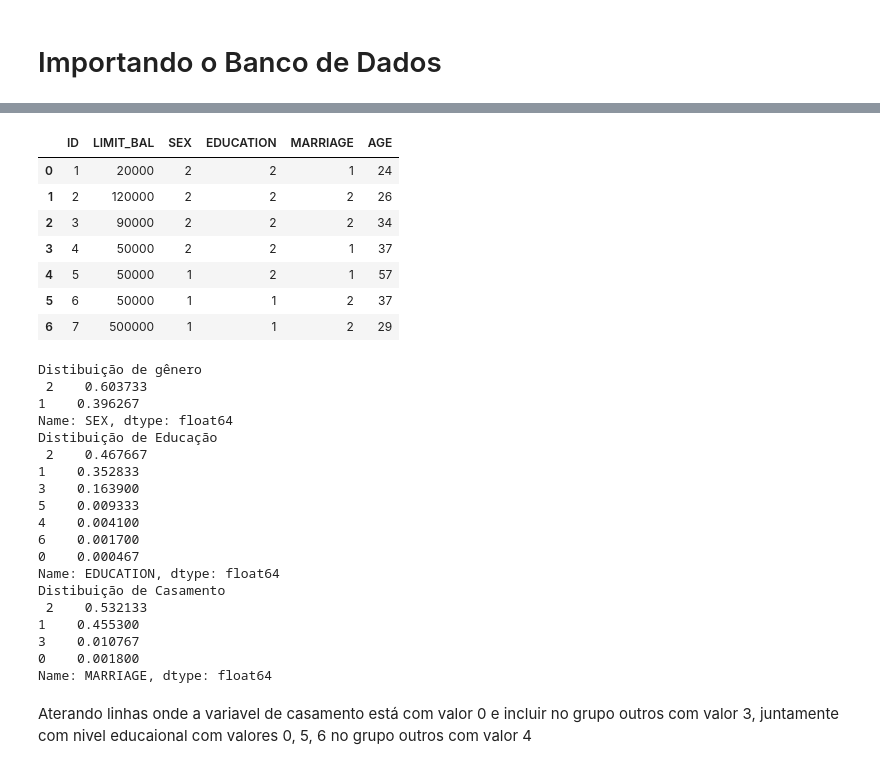
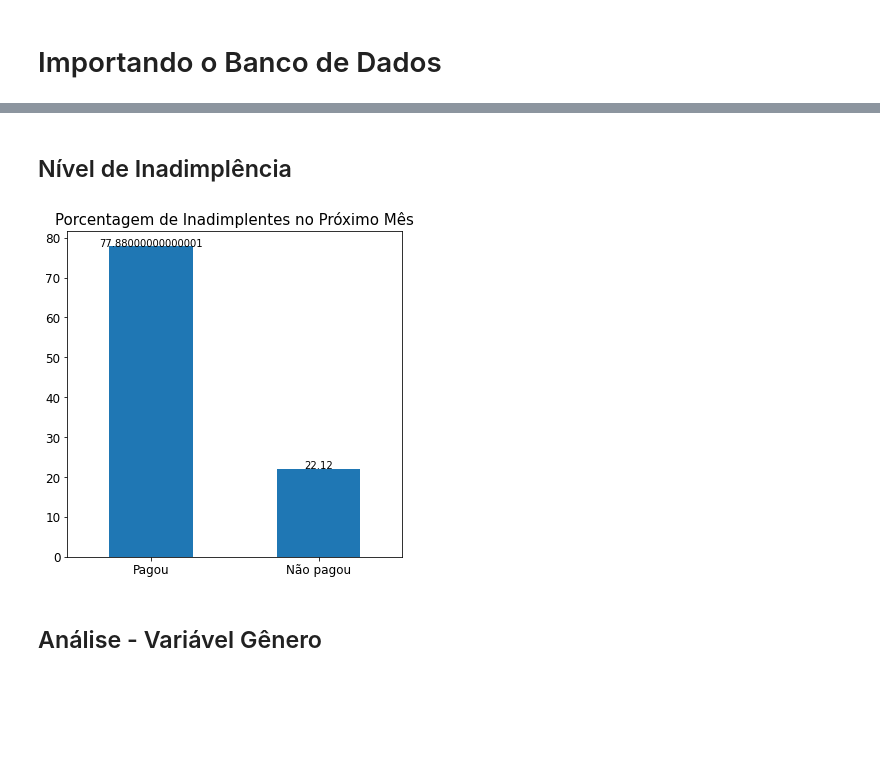
Before and after one commit to Torm198/LabEst2021.1, a Jupyter notebook: 1_importacao_dados.ipynb, the cells around one changed output, grey strips where cells are left out. Drawn from its saved outputs; the diff is of its cells as text; code cells hidden in the pictures; blank space fills up the shorter version.

Commit message:
Atualização da análise exploratória

```diff
--- a/1_importacao_dados.ipynb
+++ b/1_importacao_dados.ipynb
@@ -9,0 +34,6 @@ dados = pd.read_excel('Dados\default of credit card clients.xls', header =1)
+# %%
+## Renomeando PAY_0 to PAY_1
+
+dados.rename(columns={'default payment next month':'def_pay'}, inplace=True)
+
+dados.rename(columns={'PAY_0':'PAY_1'}, inplace=True)
@@ -10,3 +78,14 @@ dados = pd.read_excel('Dados\default of credit card clients.xls', header =1)
+# %%
+# Mudando o tipo das variáveis que são categóricas
+dados.SEX = dados.SEX.astype("category")
+dados.EDUCATION = dados.EDUCATION.astype("category")
+dados.MARRIAGE = dados.MARRIAGE.astype("category")
+dados.PAY_1 = dados.PAY_1.astype("category")
+dados.PAY_2 = dados.PAY_2.astype("category")
+dados.PAY_3 = dados.PAY_3.astype("category")
+dados.PAY_4 = dados.PAY_4.astype("category")
+dados.PAY_5 = dados.PAY_5.astype("category")
+dados.PAY_6 = dados.PAY_6.astype("category")
 # %% [markdown]
 # Dados pessoais
 
@@ -23,40 +105,21 @@ Estão codificadas da seguinte maneira:
-# %%
-dados.loc[0:6,"ID":"AGE"]
-# %% [output]
-|  | ID | LIMIT_BAL | SEX | EDUCATION | MARRIAGE | AGE |
-| 0 | 1 | 20000 | 2 | 2 | 1 | 24 |
-| 1 | 2 | 120000 | 2 | 2 | 2 | 26 |
-| 2 | 3 | 90000 | 2 | 2 | 2 | 34 |
-| 3 | 4 | 50000 | 2 | 2 | 1 | 37 |
-| 4 | 5 | 50000 | 1 | 2 | 1 | 57 |
-| 5 | 6 | 50000 | 1 | 1 | 2 | 37 |
-| 6 | 7 | 500000 | 1 | 1 | 2 | 29 |
-# %%
-
-print("Distibuição de gênero\n",dados["SEX"].value_counts(normalize = True))
-
-print("Distibuição de Educação\n",dados["EDUCATION"].value_counts(normalize = True))
-
-print("Distibuição de Casamento\n",dados["MARRIAGE"].value_counts(normalize = True))
-# %% [output]
-Distibuição de gênero
- 2    0.603733
-1    0.396267
-Name: SEX, dtype: float64
-Distibuição de Educação
- 2    0.467667
-1    0.352833
-3    0.163900
-5    0.009333
-4    0.004100
-6    0.001700
-0    0.000467
-Name: EDUCATION, dtype: float64
-Distibuição de Casamento
- 2    0.532133
-1    0.455300
-3    0.010767
-0    0.001800
-Name: MARRIAGE, dtype: float64
-# %% [markdown]
-Aterando linhas onde a variavel de casamento está com valor 0 e incluir no grupo outros com valor 3, juntamente com nivel educaional com valores 0, 5, 6 no grupo outros com valor 4
+# %% [markdown]
+## Nível de Inadimplência
+# %%
+## De acordo com a base, verificando a quantidade de pessoas que irão realizar o pagamento no próximo mês
+
+## Resultado: Há uma expectativa que 77% dos clientes irão realizar o pagamento e 23% não
+
+dados["def_pay"].replace({0 : 'Pagou', 1:'Não pagou'}, inplace=True)
+
+def_cnt = (dados.def_pay.value_counts(normalize=True)*100)
+def_cnt.plot.bar(figsize=(6,6))
+plt.xticks(fontsize=12, rotation=0)
+plt.yticks(fontsize=12)
+plt.title("Porcentagem de Inadimplentes no Próximo Mês", fontsize=15)
+for x,y in zip([0,1],def_cnt):
+    plt.text(x,y,y,fontsize=10, horizontalalignment='center')
+plt.show()
+# %% [output]
+[figure, added]
+# %% [markdown]
+## Análise - Variável Gênero
```
Also changed, not shown: parts of 28 cells of this notebook.
